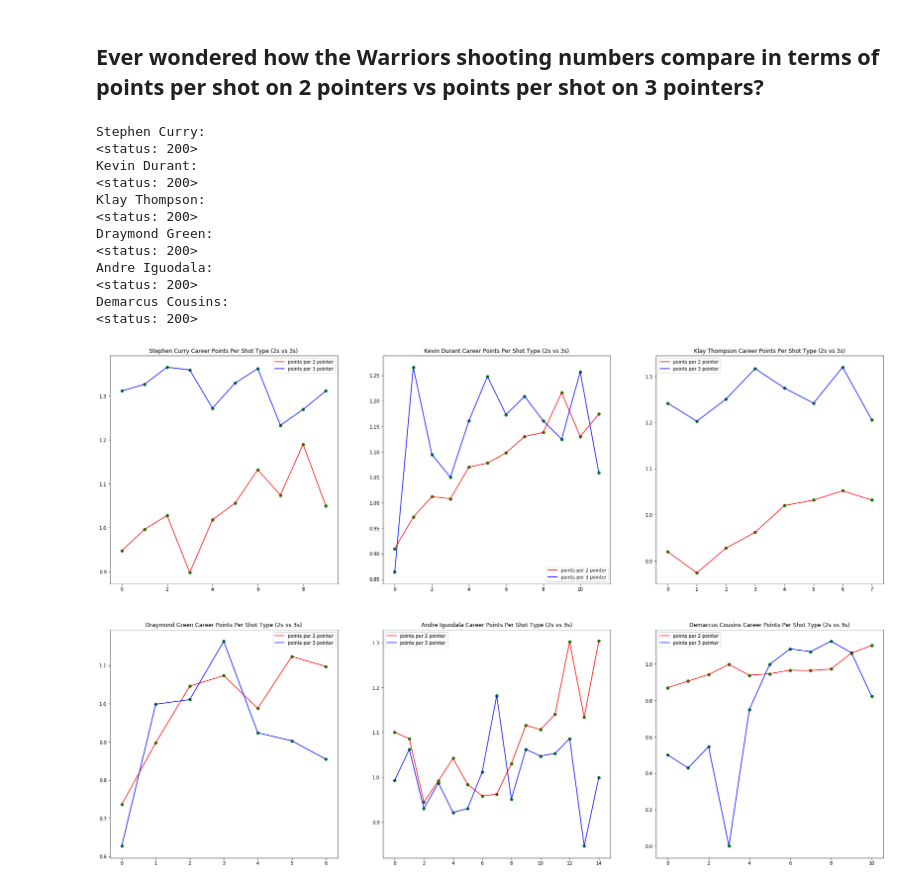
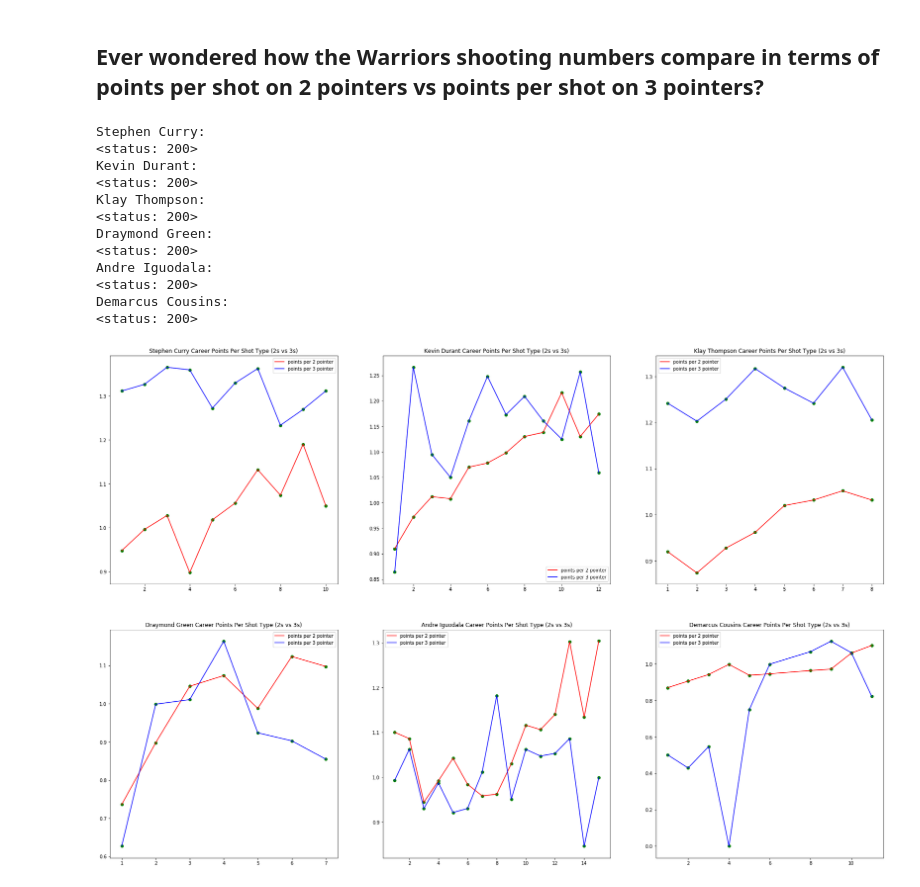
Before and after one commit to fpcorcoran/NBA-Stats, a Jupyter notebook: Testing.ipynb, the cells around one changed output. Drawn from its saved outputs; the diff is of its cells as text; code cells hidden in the pictures.

Commit message:
basic functionality for all table types

```diff
--- a/Testing.ipynb
+++ b/Testing.ipynb
@@ -45,24 +47,51 @@ class Data:
             #parse the raw html
             soup = bs(response.content, "html.parser")
 
+            ###################################################################################
+            #Pull the comments out of the soup
+            comments = soup.findAll(text=lambda text: isinstance(text,Comment))
 
+            c_schema = {}
+            for c in comments:
+                #parse each comment to find commented out html
+                c_soup = bs(c, "html.parser")
+
+                #get all the table container names
+                divs = c_soup.findAll("div",{"class":"table_container"})
+
+                for div in divs:
+                    #get the name of the
+                    table_name = str(div.get("id")).replace("div","all")
+
+                    table_schema = list(set(d.get("data-stat") for d in div.findAll("td")))
+
+                    c_schema[table_name] = dict((key, []) for key in table_schema)
+
+                    for d in div.findAll("td"):
+                        c_schema[table_name][d.get("data-stat")] += [str(d.string)]
+
+
+            #print(c_schema)
+            all_dfs = {}
+            for c_t in c_schema.keys():
+                all_dfs[c_t] = pd.DataFrame.from_dict(c_schema[c_t])
+            ###################################################################################
 
 
             #find all the tables
             tables = soup.findAll("div", {"class": "table_wrapper"})
 
-            #map an index to each possible **kwarg
+            #map an index to each table type
             table_map = {}
             for num, key in enumerate([t.get("id") for t in tables]):
                 table_map[key] = num
 
 
             #initiate list to hold all user requested data tables
-            all_dfs = {}
+            #all_dfs = {}
 
 
             for t in table_types:
-
                 #find the schema for the data table
                 schema = list(set([d.get("data-stat") for d in tables[table_map[t]].findAll("td")]))
 
@@ -82,8 +111,6 @@ class Data:
 
 
                 #create a dataframe from data, dropping rows where data has been aggregated (i.e. only return raw data)
-                if ""
-
                 if "age" in stats.keys():
                     stats_df = pd.DataFrame.from_dict(stats).dropna(subset=["age"])
 
@@ -105,33 +145,33 @@ warriors = ["Stephen Curry","Kevin Durant","Klay Thompson","Draymond Green", "An
 plt.figure(figsize=(30, 20))
 for count, warrior in enumerate(warriors):
     print(warrior+":")
-    player = Data.player(warrior).fetch()["all_per_game"]
+    player = Data.player(warrior).fetch()["all_per_game"].query("team_id != 'TOT'")
 
-    years = player.index
+    years = player.index + 1
 
     pct_3s = player["fg3_pct"].values * 3.0
     pct_2s = player["fg2_pct"].values * 2.0
 
     plt.subplot(2,3,count+1)
     plt.plot(years, pct_2s, c="r", label="points per 2 pointer")
     plt.scatter(years,pct_2s,c="g")
     plt.plot(years, pct_3s, c="b", label="points per 3 pointer")
     plt.scatter(years,pct_3s,c="g")
 
 
     plt.title("{} Career Points Per Shot Type (2s vs 3s)".format(warrior))
     plt.legend()
 # %% [output]
 Stephen Curry:
 <status: 200>
 Kevin Durant:
 <status: 200>
 Klay Thompson:
 <status: 200>
 Draymond Green:
 <status: 200>
 Andre Iguodala:
 <status: 200>
 Demarcus Cousins:
 <status: 200>
-[figure, old version]
+[figure, new version]
```
Also changed, not shown: parts of 10 cells of this notebook.
